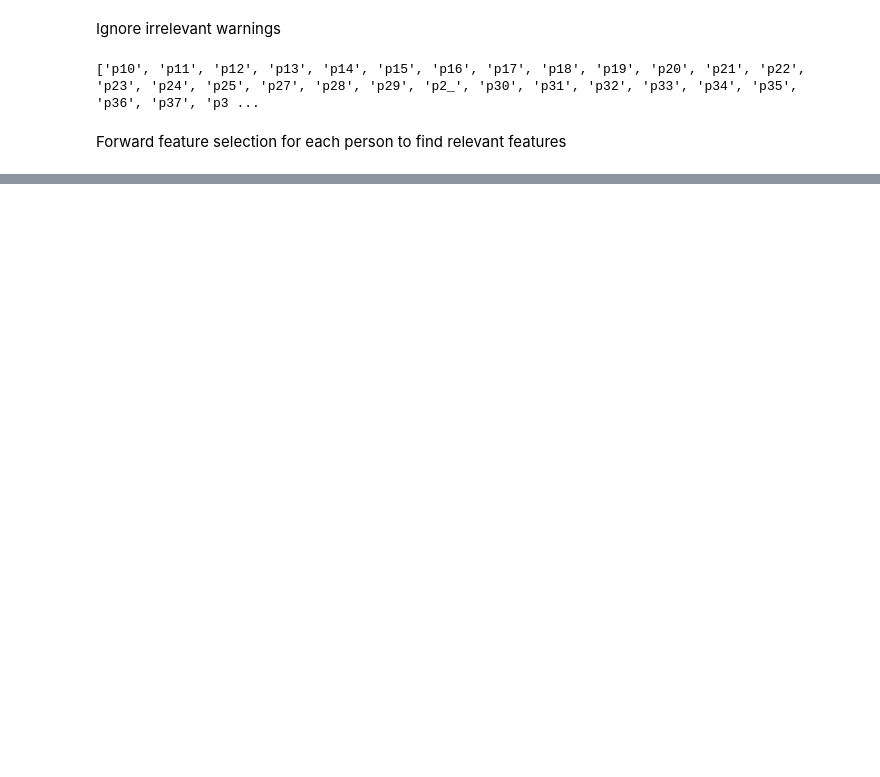
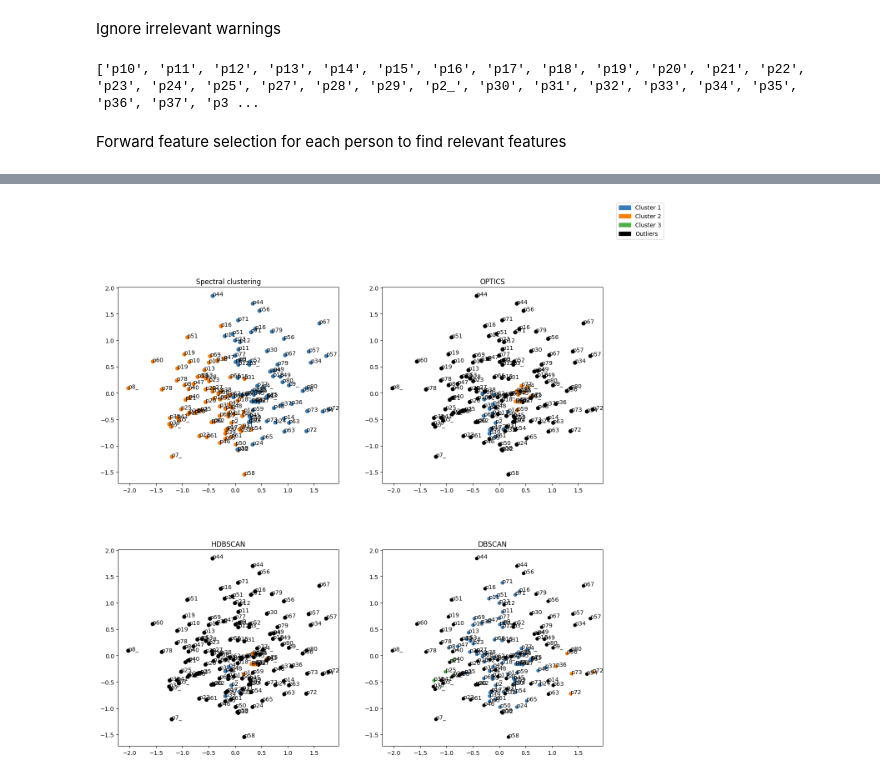
Before and after one commit to cdhvilsted/Bachelor_project_2024, a Jupyter notebook: cross_val_pipeline_individual.ipynb, the cells around one changed output, grey strips where cells are left out. Cells and saved outputs as stored; diff of their text form; code cells hidden in the pictures; blank space fills up the shorter version.

Commit message:
Updated file to have group pca before clustering

```diff
--- a/cross_val_pipeline_individual.ipynb
+++ b/cross_val_pipeline_individual.ipynb
@@ -562,0 +163,2 @@ Score:  0.09090909090909091
+# %%
+first_feature = np.argmax(feat_scores)
@@ -562,0 +350,18 @@ Score:  0.09090909090909091
+# %%
+b= mean_list+std_list
+min_size = 5
+chosen_features = [first_feature, second_feature]
+ind = [True if i in chosen_features else False for i in range(components_n)] + [True if i in chosen_features else False for i in range(components_n)]
+X_pca_chosen = X_pca_array[:,ind]
+
+sclustering = SpectralClustering(n_clusters=2, assign_labels='discretize', random_state=0).fit(X_pca_chosen)
+sy_pred = sclustering.labels_
+hdb = HDBSCAN(min_cluster_size=min_size).fit(X_pca_chosen)
+hy_pred = hdb.labels_
+patient_numbers2 = patient_numbers+patient_numbers
+
+dclustering = DBSCAN(min_samples=min_size).fit(X_pca_chosen)
+dy_pred = dclustering.labels_
+
+oclustering = OPTICS(min_samples=min_size).fit(X_pca_chosen)
+oy_pred = oclustering.labels_
@@ -562,0 +370,59 @@ Score:  0.09090909090909091
+# %%
+fig, ax = plt.subplots(2,2, figsize=(15,15))
+
+colors = np.array(
+    list(
+        islice(
+            cycle(
+                [
+                    "#377eb8",
+                    "#ff7f00",
+                    "#4daf4a",
+                    "#f781bf",
+                    "#a65628",
+                    "#984ea3",
+                    "#999999",
+                    "#e41a1c",
+                    "#dede00",
+                ]
+            ),
+            int(max(np.concatenate((dy_pred, hy_pred, oy_pred, sy_pred)))+1),
+        )
+    )
+)
+
+# add black color for outliers (if any)
+colors = np.append(colors, ["#000000"])
+ax[0,0].scatter(X_pca_chosen[:, 0], X_pca_chosen[:, -1], c=colors[sy_pred])
+for i, txt in enumerate(y):
+    ax[0,0].annotate(patient_numbers[txt], (X_pca_chosen[i, 0], X_pca_chosen[i, -1]))
+ax[0,0].set_aspect('equal', adjustable=None, anchor=None, share=False)
+ax[0,0].set_title('Spectral clustering')
+
+ax[0,1].scatter(X_pca_chosen[:, 0], X_pca_chosen[:, -1], c=colors[oy_pred])
+for i, txt in enumerate(y):
+    ax[0,1].annotate(patient_numbers[txt], (X_pca_chosen[i, 0], X_pca_chosen[i, -1]))
+ax[0,1].set_aspect('equal', adjustable=None, anchor=None, share=False)
+ax[0,1].set_title('OPTICS')
+#ax[0,1].legend()
+
+
+ax[1,0].scatter(X_pca_chosen[:, 0], X_pca_chosen[:, -1], c=colors[hy_pred])
+for i, txt in enumerate(y):
+    ax[1,0].annotate(patient_numbers[txt], (X_pca_chosen[i, 0], X_pca_chosen[i, -1]))
+ax[1,0].set_aspect('equal', adjustable=None, anchor=None, share=False)
+ax[1,0].set_title('HDBSCAN')
+#ax[1,0].legend()
+
+ax[1,1].scatter(X_pca_chosen[:, 0], X_pca_chosen[:, -1], c=colors[dy_pred], linewidth = 0.1)
+for i, txt in enumerate(y):
+    ax[1,1].annotate(patient_numbers[txt], (X_pca_chosen[i, 0], X_pca_chosen[i, -1]))
+ax[1,1].set_aspect('equal', adjustable=None, anchor=None, share=False)
+ax[1,1].set_title('DBSCAN')
+#ax[1,1].legend()
+pop_a = mpatches.Patch(color="#377eb8", label='Cluster 1')
+pop_b = mpatches.Patch(color="#ff7f00", label='Cluster 2')
+pop_d = mpatches.Patch(color="#4daf4a", label='Cluster 3')
+pop_c = mpatches.Patch(color="#000000", label='Outliers')
+fig.legend(handles=[pop_a,pop_b,pop_d,pop_c])
+# %% [output]
@@ -562,0 +430 @@ Score:  0.09090909090909091
+[figure, added]
```
Also changed, not shown: parts of 64 cells of this notebook.
